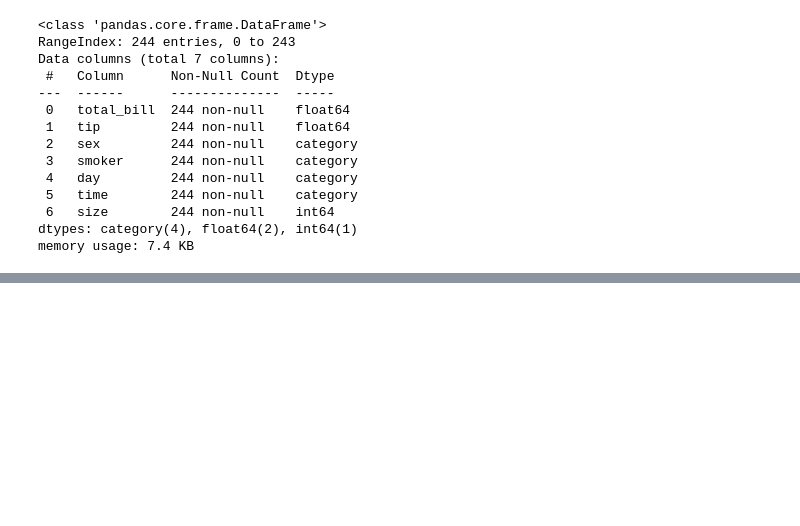
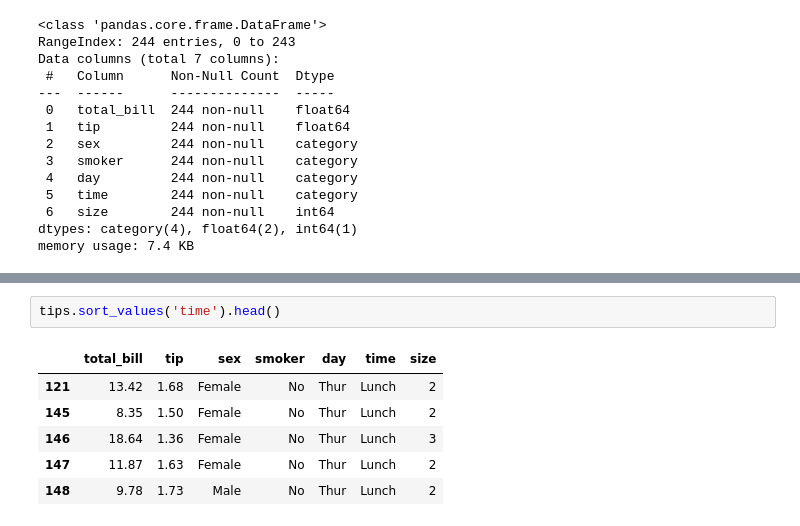
Before and after one commit to suhihy/pandas, a Jupyter notebook: 03_query_tips.ipynb, the cells around one changed output, grey strips where cells are left out. Drawn from its saved outputs; the diff is of its cells as text; blank space fills up the shorter version.

```diff
--- a/03_query_tips.ipynb
+++ b/03_query_tips.ipynb
@@ -39,0 +120,9 @@ memory usage: 7.4 KB
+# %%
+tips.sort_values('time').head()
+# %% [output]
+|  | total_bill | tip | sex | smoker | day | time | size |
+| 121 | 13.42 | 1.68 | Female | No | Thur | Lunch | 2 |
+| 145 | 8.35 | 1.50 | Female | No | Thur | Lunch | 2 |
+| 146 | 18.64 | 1.36 | Female | No | Thur | Lunch | 3 |
+| 147 | 11.87 | 1.63 | Female | No | Thur | Lunch | 2 |
+| 148 | 9.78 | 1.73 | Male | No | Thur | Lunch | 2 |
```
Also changed, not shown: parts of 23 cells of this notebook, 6 other files.
